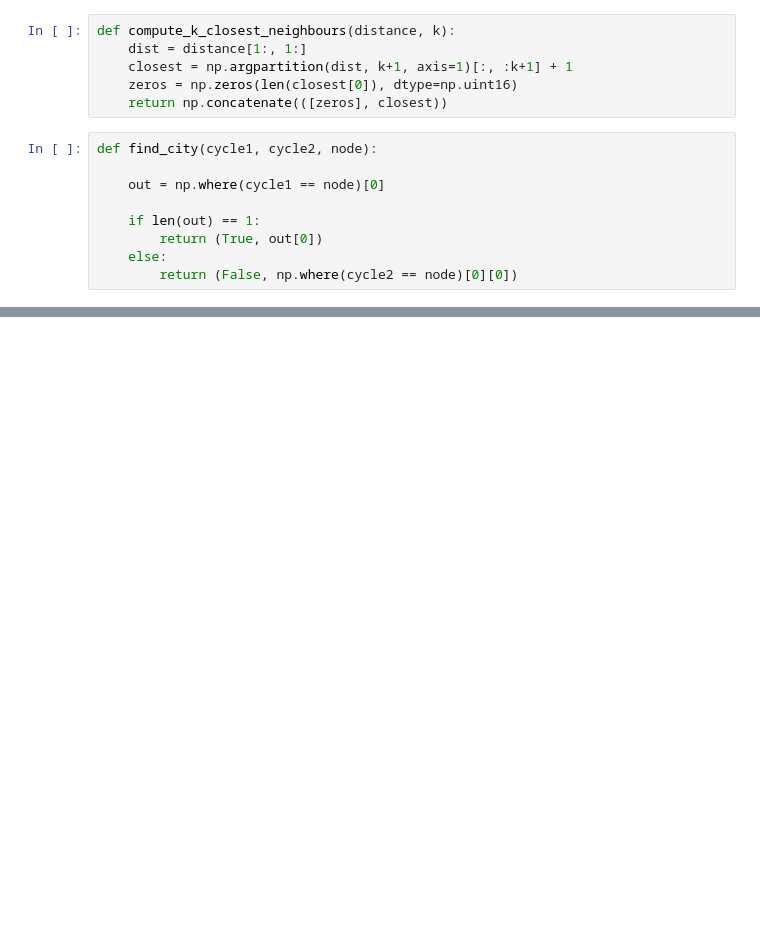
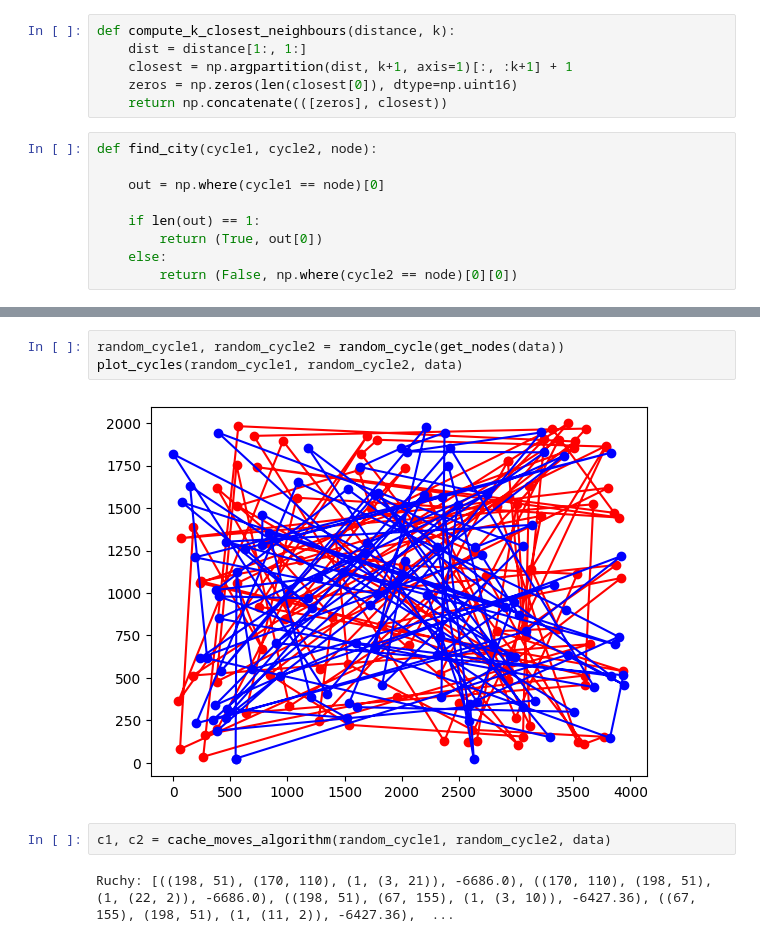
Before and after one commit to majsterkovic/imo, a Jupyter notebook: lab3/local-search-python/code.ipynb, the cells around one changed output, grey strips where cells are left out. Saved outputs shown, nothing was run; the diff lists cells and outputs as text; blank space fills up the shorter version.

```diff
--- a/lab3/local-search-python/code.ipynb
+++ b/lab3/local-search-python/code.ipynb
@@ -422,0 +562,9 @@ calculate_cycles_length(k[0], k[1], distance)
+# %%
+random_cycle1, random_cycle2 = random_cycle(get_nodes(data))
+plot_cycles(random_cycle1, random_cycle2, data)
+# %% [output]
+[figure, added]
+# %%
+c1, c2 = cache_moves_algorithm(random_cycle1, random_cycle2, data)
+# %% [output]
+Ruchy: [((198, 51), (170, 110), (1, (3, 21)), -6686.0), ((170, 110), (198, 51), (1, (22, 2)), -6686.0), ((198, 51), (67, 155), (1, (3, 10)), -6427.36), ((67, 155), (198, 51), (1, (11, 2)), -6427.36),  ...
```
Also changed, not shown: parts of 22 cells of this notebook.
